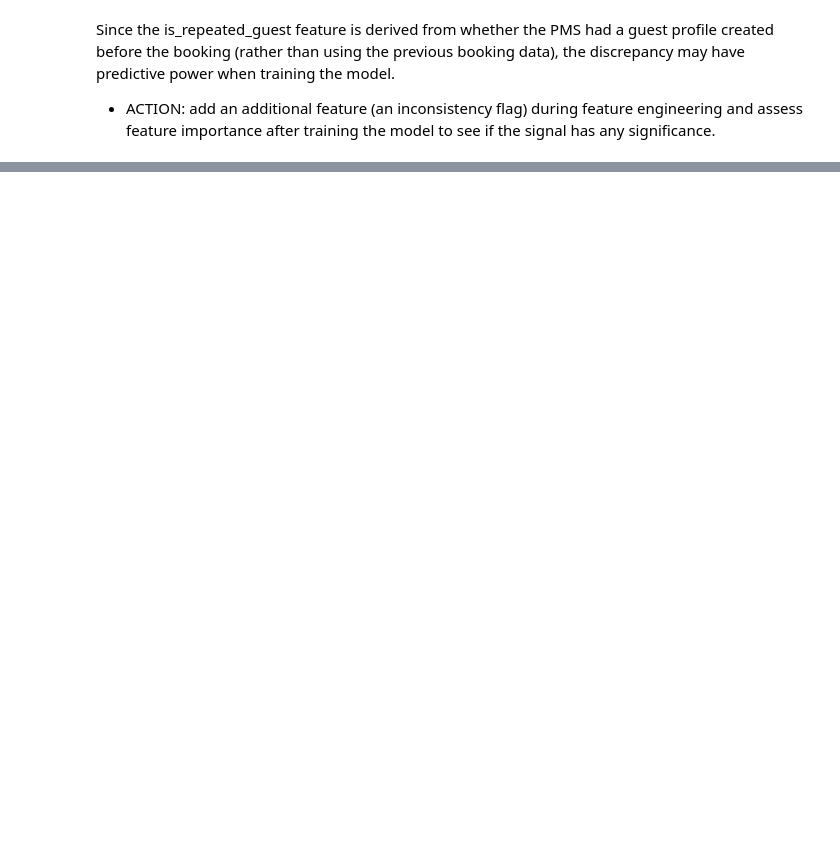
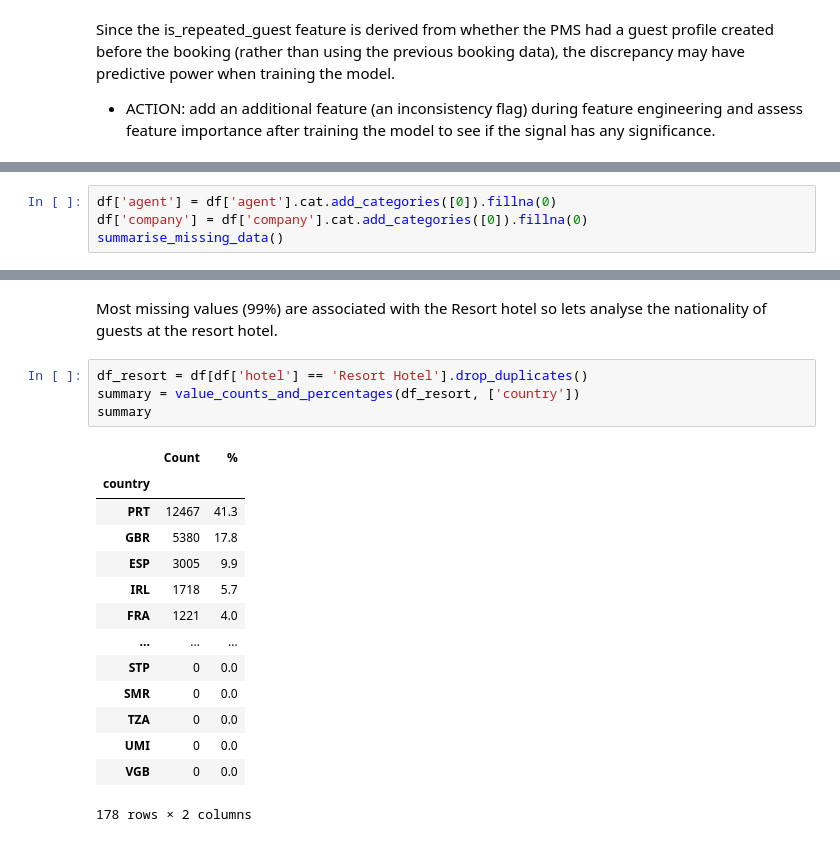
Before and after one commit to lowrycode/hotel-bookings, a Jupyter notebook: jupyter_notebooks/02_eda_and_cleaning.ipynb, the cells around one changed output, grey strips where cells are left out. Drawn from its saved outputs; the diff is of its cells as text; blank space fills up the shorter version.

Commit message:
Add analysis of missing data

```diff
--- a/jupyter_notebooks/02_eda_and_cleaning.ipynb
+++ b/jupyter_notebooks/02_eda_and_cleaning.ipynb
@@ -751,0 +1368,4 @@ Since the is_repeated_guest feature is derived from whether the PMS had a guest
+# %%
+df['agent'] = df['agent'].cat.add_categories([0]).fillna(0)
+df['company'] = df['company'].cat.add_categories([0]).fillna(0)
+summarise_missing_data()
@@ -751,0 +1400,21 @@ Since the is_repeated_guest feature is derived from whether the PMS had a guest
+# %% [markdown]
+Most missing values (99%) are associated with the Resort hotel so lets analyse the nationality of guests at the resort hotel.
+# %%
+df_resort = df[df['hotel'] == 'Resort Hotel'].drop_duplicates()
+summary = value_counts_and_percentages(df_resort, ['country'])
+summary
+# %% [output]
+|  | Count | % |
+| country |  |  |
+| PRT | 12467 | 41.3 |
+| GBR | 5380 | 17.8 |
+| ESP | 3005 | 9.9 |
+| IRL | 1718 | 5.7 |
+| FRA | 1221 | 4.0 |
+| ... | ... | ... |
+| STP | 0 | 0.0 |
+| SMR | 0 | 0.0 |
+| TZA | 0 | 0.0 |
+| UMI | 0 | 0.0 |
+| VGB | 0 | 0.0 |
+178 rows × 2 columns
```
Also changed, not shown: parts of 80 cells of this notebook.
